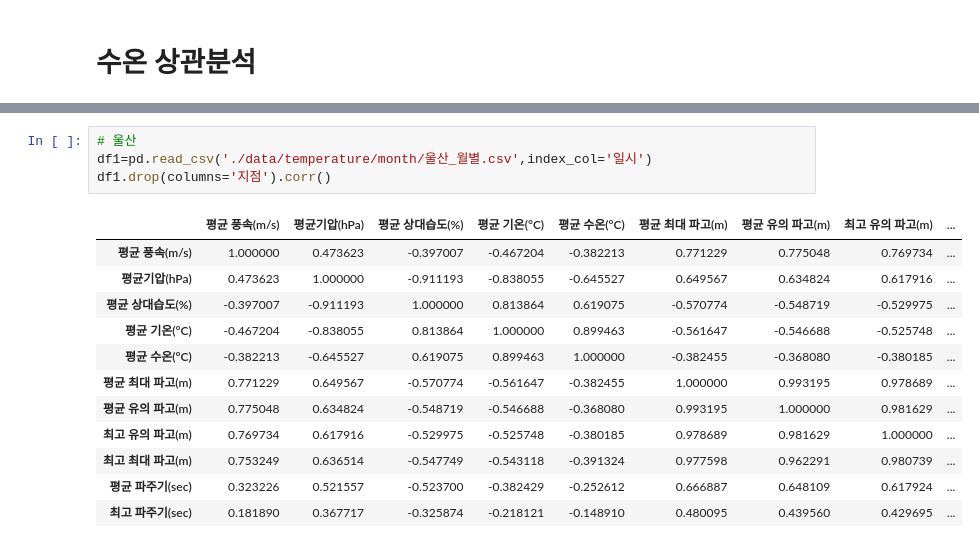
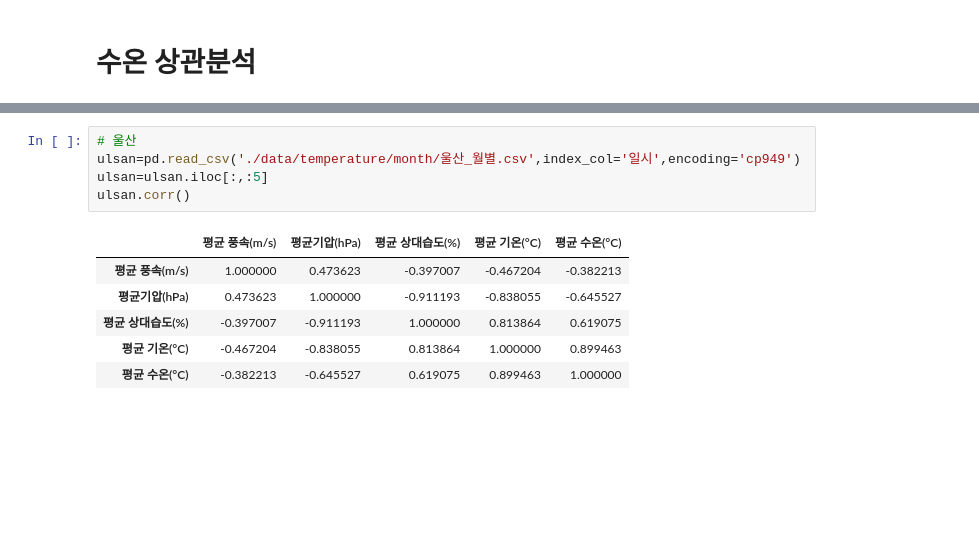
Before and after one commit to dlwogus552/big_data_project, a Jupyter notebook: python/corr.ipynb, the cells around one changed output, grey strips where cells are left out. Drawn from its saved outputs; the diff is of its cells as text; blank space fills up the shorter version.

```diff
--- a/python/corr.ipynb
+++ b/python/corr.ipynb
@@ -81,19 +114,14 @@ df1.drop(columns='지점').corr()
 # %%
 # 울산
-df1=pd.read_csv('./data/temperature/month/울산_월별.csv',index_col='일시')
-df1.drop(columns='지점').corr()
+ulsan=pd.read_csv('./data/temperature/month/울산_월별.csv',index_col='일시',encoding='cp949')
+ulsan=ulsan.iloc[:,:5]
+ulsan.corr()
 # %% [output]
-|  | 평균 풍속(m/s) | 평균기압(hPa) | 평균 상대습도(%) | 평균 기온(°C) | 평균 수온(°C) | 평균 최대 파고(m) | 평균 유의 파고(m) | 최고 유의 파고(m) | ... |
-| 평균 풍속(m/s) | 1.000000 | 0.473623 | -0.397007 | -0.467204 | -0.382213 | 0.771229 | 0.775048 | 0.769734 | ... |
-| 평균기압(hPa) | 0.473623 | 1.000000 | -0.911193 | -0.838055 | -0.645527 | 0.649567 | 0.634824 | 0.617916 | ... |
-| 평균 상대습도(%) | -0.397007 | -0.911193 | 1.000000 | 0.813864 | 0.619075 | -0.570774 | -0.548719 | -0.529975 | ... |
-| 평균 기온(°C) | -0.467204 | -0.838055 | 0.813864 | 1.000000 | 0.899463 | -0.561647 | -0.546688 | -0.525748 | ... |
-| 평균 수온(°C) | -0.382213 | -0.645527 | 0.619075 | 0.899463 | 1.000000 | -0.382455 | -0.368080 | -0.380185 | ... |
-| 평균 최대 파고(m) | 0.771229 | 0.649567 | -0.570774 | -0.561647 | -0.382455 | 1.000000 | 0.993195 | 0.978689 | ... |
-| 평균 유의 파고(m) | 0.775048 | 0.634824 | -0.548719 | -0.546688 | -0.368080 | 0.993195 | 1.000000 | 0.981629 | ... |
-| 최고 유의 파고(m) | 0.769734 | 0.617916 | -0.529975 | -0.525748 | -0.380185 | 0.978689 | 0.981629 | 1.000000 | ... |
-| 최고 최대 파고(m) | 0.753249 | 0.636514 | -0.547749 | -0.543118 | -0.391324 | 0.977598 | 0.962291 | 0.980739 | ... |
-| 평균 파주기(sec) | 0.323226 | 0.521557 | -0.523700 | -0.382429 | -0.252612 | 0.666887 | 0.648109 | 0.617924 | ... |
-| 최고 파주기(sec) | 0.181890 | 0.367717 | -0.325874 | -0.218121 | -0.148910 | 0.480095 | 0.439560 | 0.429695 | ... |
+|  | 평균 풍속(m/s) | 평균기압(hPa) | 평균 상대습도(%) | 평균 기온(°C) | 평균 수온(°C) |
+| 평균 풍속(m/s) | 1.000000 | 0.473623 | -0.397007 | -0.467204 | -0.382213 |
+| 평균기압(hPa) | 0.473623 | 1.000000 | -0.911193 | -0.838055 | -0.645527 |
+| 평균 상대습도(%) | -0.397007 | -0.911193 | 1.000000 | 0.813864 | 0.619075 |
+| 평균 기온(°C) | -0.467204 | -0.838055 | 0.813864 | 1.000000 | 0.899463 |
+| 평균 수온(°C) | -0.382213 | -0.645527 | 0.619075 | 0.899463 | 1.000000 |
 # %%
 # 추자도
```
Also changed, not shown: parts of 21 cells of this notebook, 11 other files.
